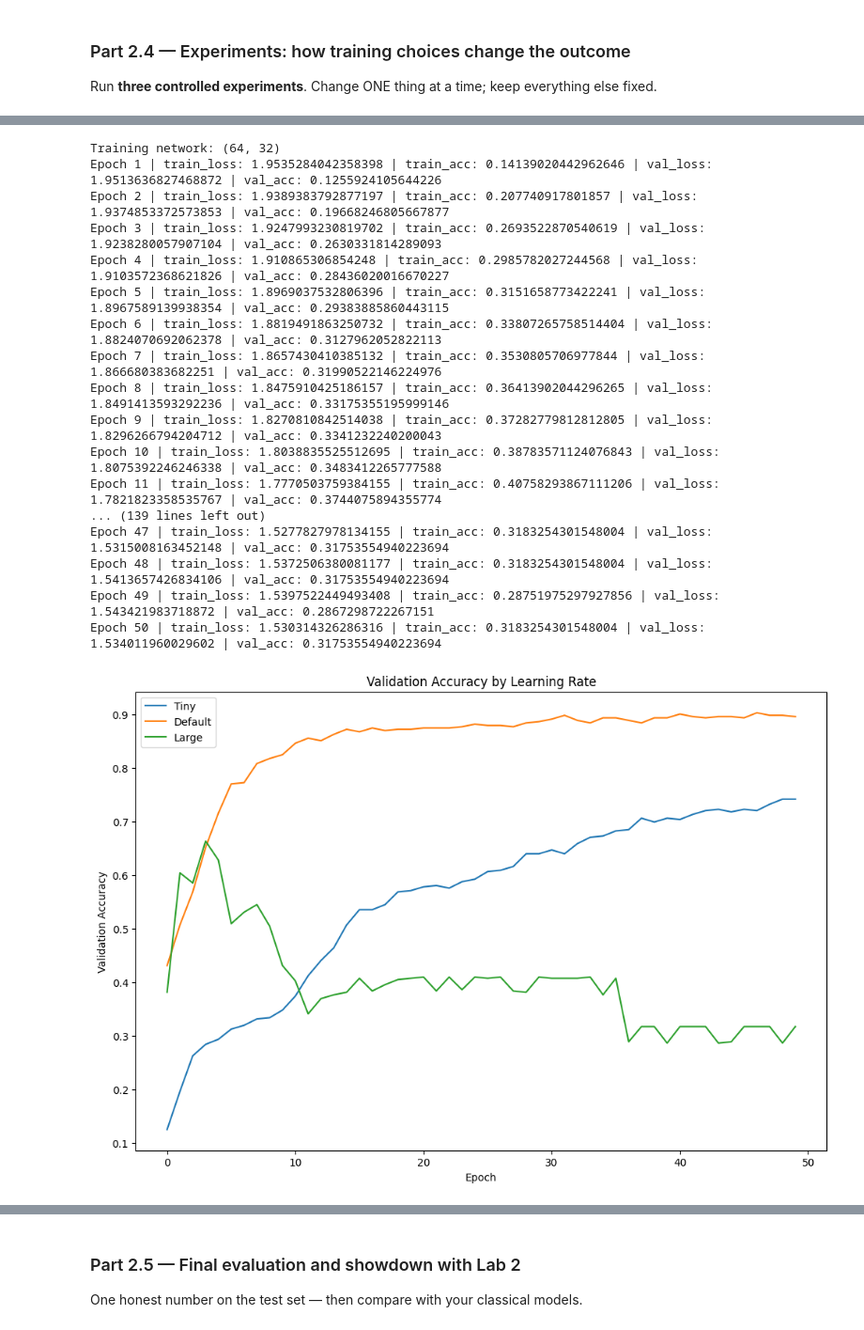
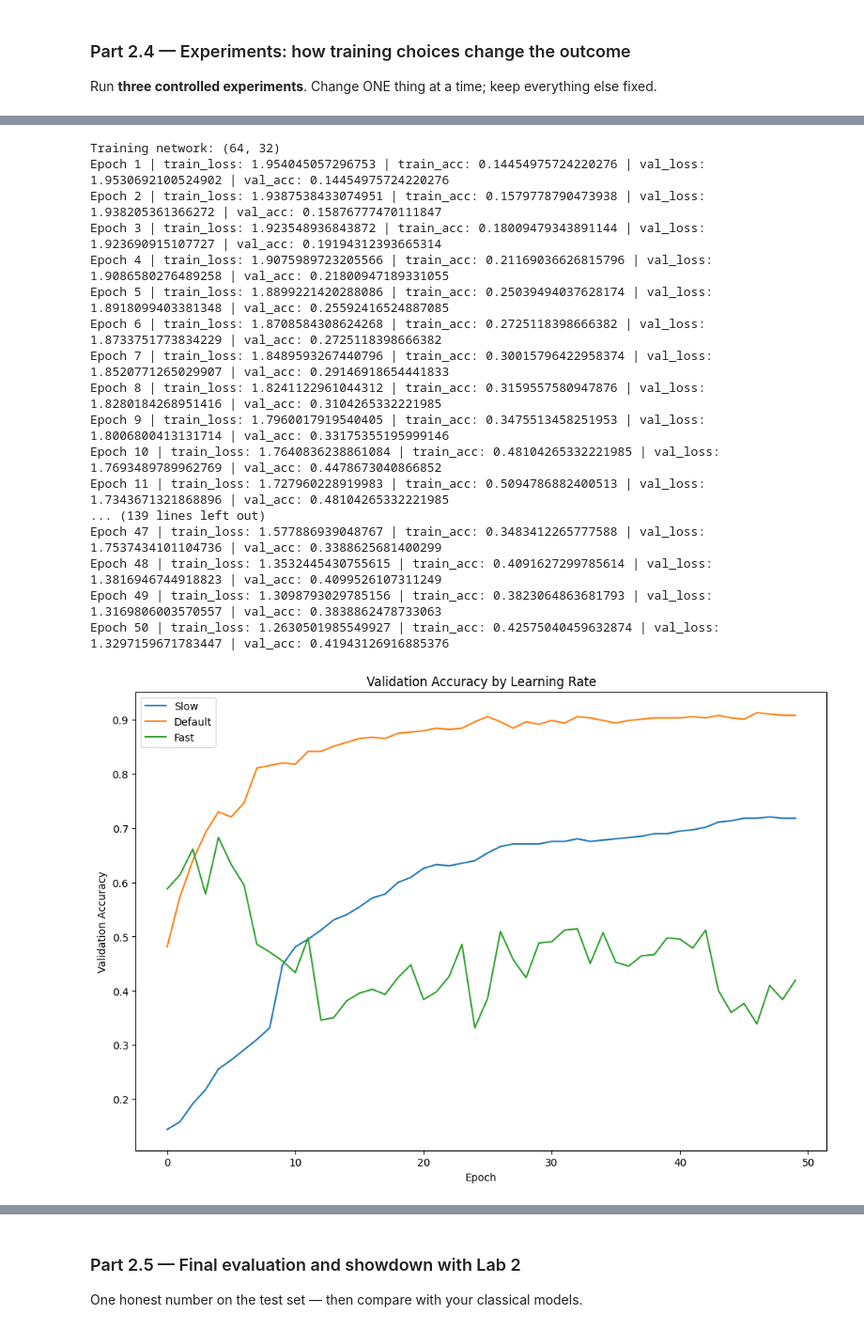
Before and after one commit to jupiterbouncer/Subair_Oluwademilade_Lab3, a Jupyter notebook: Lab_3.ipynb, the cells around one changed output, grey strips where cells are left out. Shown at 94% size. Cells and saved outputs as stored; diff of their text form; code cells hidden in the pictures.

```diff
--- a/Lab_3.ipynb
+++ b/Lab_3.ipynb
@@ -675,9 +682,9 @@ lr_fast = run_experiment(lr=1e-1)
 plt.figure(figsize=(12, 8))
 
 plt.title("Validation Accuracy by Learning Rate")
-plt.plot(lr_slow["val_acc"], label="Tiny")
+plt.plot(lr_slow["val_acc"], label="Slow")
 plt.plot(lr_default["val_acc"], label="Default")
-plt.plot(lr_fast["val_acc"], label="Large")
+plt.plot(lr_fast["val_acc"], label="Fast")
 
 plt.xlabel("Epoch")
 plt.ylabel("Validation Accuracy")
@@ -731,19 +738,19 @@ Epoch 50 | train_loss: 0.0006205450627021492 | train_acc: 1.0 | val_loss: 1.0310
 Training network: (64, 32)
-Epoch 1 | train_loss: 1.9535284042358398 | train_acc: 0.14139020442962646 | val_loss: 1.9513636827468872 | val_acc: 0.1255924105644226
-Epoch 2 | train_loss: 1.9389383792877197 | train_acc: 0.207740917801857 | val_loss: 1.9374853372573853 | val_acc: 0.19668246805667877
-Epoch 3 | train_loss: 1.9247993230819702 | train_acc: 0.2693522870540619 | val_loss: 1.9238280057907104 | val_acc: 0.2630331814289093
-Epoch 4 | train_loss: 1.910865306854248 | train_acc: 0.2985782027244568 | val_loss: 1.9103572368621826 | val_acc: 0.28436020016670227
-Epoch 5 | train_loss: 1.8969037532806396 | train_acc: 0.3151658773422241 | val_loss: 1.8967589139938354 | val_acc: 0.29383885860443115
-Epoch 6 | train_loss: 1.8819491863250732 | train_acc: 0.33807265758514404 | val_loss: 1.8824070692062378 | val_acc: 0.3127962052822113
-Epoch 7 | train_loss: 1.8657430410385132 | train_acc: 0.3530805706977844 | val_loss: 1.866680383682251 | val_acc: 0.31990522146224976
-Epoch 8 | train_loss: 1.8475910425186157 | train_acc: 0.36413902044296265 | val_loss: 1.8491413593292236 | val_acc: 0.33175355195999146
-Epoch 9 | train_loss: 1.8270810842514038 | train_acc: 0.37282779812812805 | val_loss: 1.8296266794204712 | val_acc: 0.3341232240200043
-Epoch 10 | train_loss: 1.8038835525512695 | train_acc: 0.38783571124076843 | val_loss: 1.8075392246246338 | val_acc: 0.3483412265777588
-Epoch 11 | train_loss: 1.7770503759384155 | train_acc: 0.40758293867111206 | val_loss: 1.7821823358535767 | val_acc: 0.3744075894355774
+Epoch 1 | train_loss: 1.954045057296753 | train_acc: 0.14454975724220276 | val_loss: 1.9530692100524902 | val_acc: 0.14454975724220276
+Epoch 2 | train_loss: 1.9387538433074951 | train_acc: 0.1579778790473938 | val_loss: 1.938205361366272 | val_acc: 0.15876777470111847
+Epoch 3 | train_loss: 1.923548936843872 | train_acc: 0.18009479343891144 | val_loss: 1.923690915107727 | val_acc: 0.19194312393665314
+Epoch 4 | train_loss: 1.9075989723205566 | train_acc: 0.21169036626815796 | val_loss: 1.9086580276489258 | val_acc: 0.21800947189331055
+Epoch 5 | train_loss: 1.8899221420288086 | train_acc: 0.25039494037628174 | val_loss: 1.8918099403381348 | val_acc: 0.25592416524887085
+Epoch 6 | train_loss: 1.8708584308624268 | train_acc: 0.2725118398666382 | val_loss: 1.8733751773834229 | val_acc: 0.2725118398666382
+Epoch 7 | train_loss: 1.8489593267440796 | train_acc: 0.30015796422958374 | val_loss: 1.8520771265029907 | val_acc: 0.29146918654441833
+Epoch 8 | train_loss: 1.8241122961044312 | train_acc: 0.3159557580947876 | val_loss: 1.8280184268951416 | val_acc: 0.3104265332221985
+Epoch 9 | train_loss: 1.7960017919540405 | train_acc: 0.3475513458251953 | val_loss: 1.8006800413131714 | val_acc: 0.33175355195999146
+Epoch 10 | train_loss: 1.7640836238861084 | train_acc: 0.48104265332221985 | val_loss: 1.7693489789962769 | val_acc: 0.4478673040866852
+Epoch 11 | train_loss: 1.727960228919983 | train_acc: 0.5094786882400513 | val_loss: 1.7343671321868896 | val_acc: 0.48104265332221985
 ... (139 lines left out)
-Epoch 47 | train_loss: 1.5277827978134155 | train_acc: 0.3183254301548004 | val_loss: 1.5315008163452148 | val_acc: 0.31753554940223694
-Epoch 48 | train_loss: 1.5372506380081177 | train_acc: 0.3183254301548004 | val_loss: 1.5413657426834106 | val_acc: 0.31753554940223694
-Epoch 49 | train_loss: 1.5397522449493408 | train_acc: 0.28751975297927856 | val_loss: 1.543421983718872 | val_acc: 0.2867298722267151
-Epoch 50 | train_loss: 1.530314326286316 | train_acc: 0.3183254301548004 | val_loss: 1.534011960029602 | val_acc: 0.31753554940223694
+Epoch 47 | train_loss: 1.577886939048767 | train_acc: 0.3483412265777588 | val_loss: 1.7537434101104736 | val_acc: 0.3388625681400299
+Epoch 48 | train_loss: 1.3532445430755615 | train_acc: 0.4091627299785614 | val_loss: 1.3816946744918823 | val_acc: 0.4099526107311249
+Epoch 49 | train_loss: 1.3098793029785156 | train_acc: 0.3823064863681793 | val_loss: 1.3169806003570557 | val_acc: 0.3838862478733063
+Epoch 50 | train_loss: 1.2630501985549927 | train_acc: 0.42575040459632874 | val_loss: 1.3297159671783447 | val_acc: 0.41943126916885376
-[figure, old version]
+[figure, new version]
 Training network: (256, 128, 64)
```
Also changed, not shown: parts of 17 cells of this notebook.
